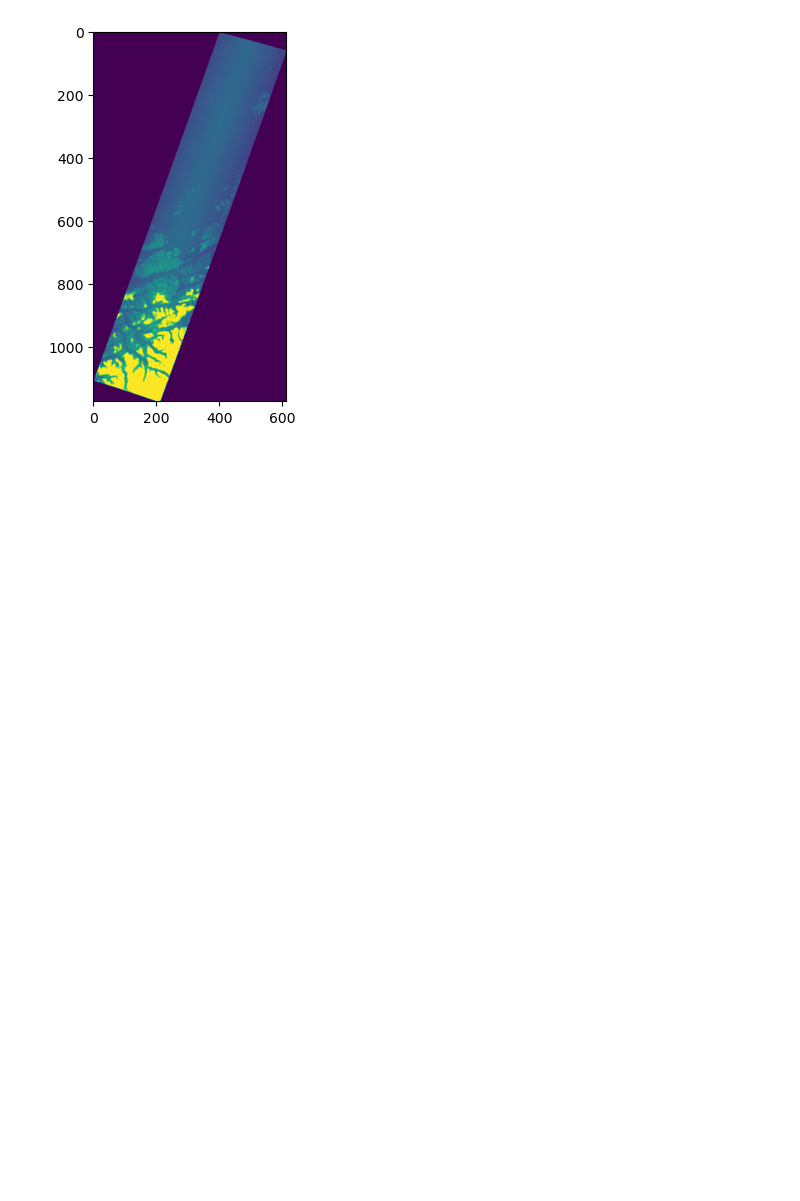
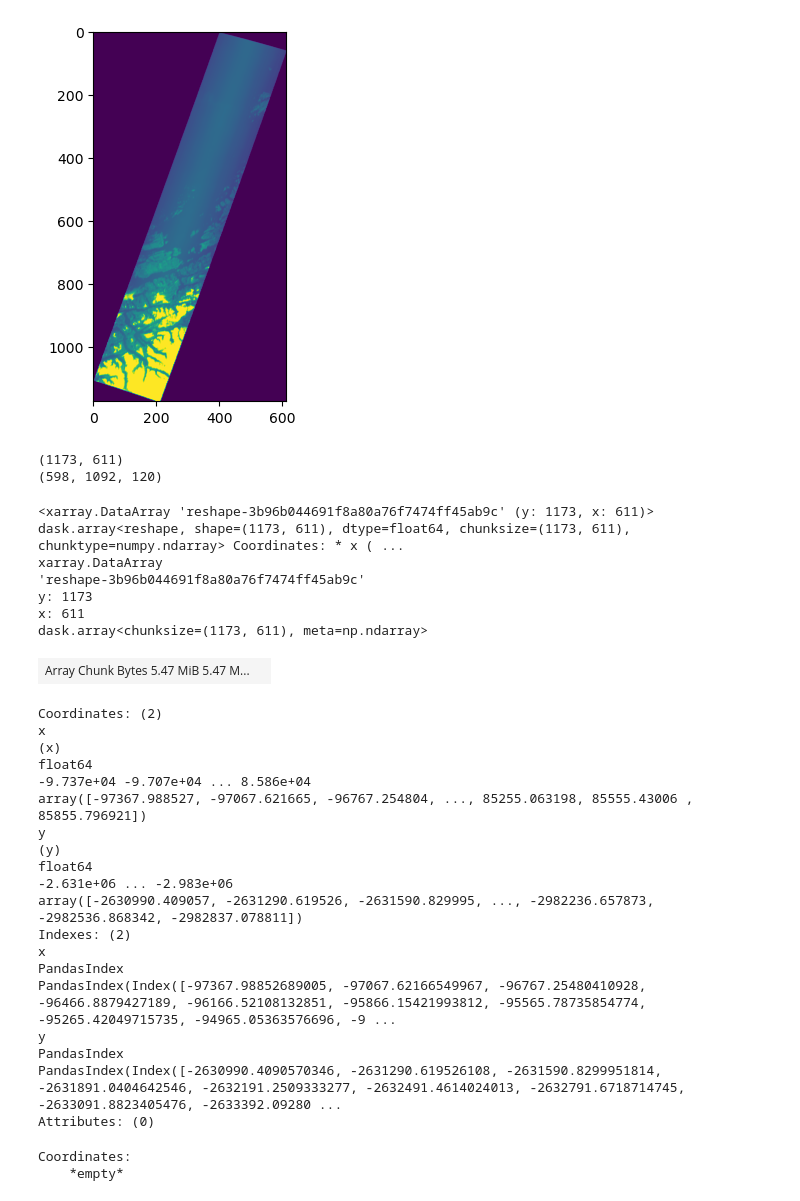
Before and after one commit to NTNU-SmallSat-Lab/hypso-package, a Jupyter notebook: demo/demo_resampling.ipynb, the cells around one changed output. Saved outputs shown, nothing was run; the diff lists cells and outputs as text; code cells hidden in the pictures; blank space fills up the shorter version.

```diff
--- a/demo/demo_resampling.ipynb
+++ b/demo/demo_resampling.ipynb
@@ -74,0 +151,40 @@ plt.imshow(numpy_array[:,:,40])
+# %%
+print(area_def.shape)
+print(satobj.l1a_cube.shape)
+# %% [output]
+(1173, 611)
+(598, 1092, 120)
+# %%
+brs.resample(satobj.l1a_cube[:,:,3], fill_value=np.nan)
+# %% [output]
+<xarray.DataArray 'reshape-3b96b044691f8a80a76f7474ff45ab9c' (y: 1173, x: 611)> dask.array<reshape, shape=(1173, 611), dtype=float64, chunksize=(1173, 611), chunktype=numpy.ndarray> Coordinates: * x ( ...
+xarray.DataArray
+'reshape-3b96b044691f8a80a76f7474ff45ab9c'
+y: 1173
+x: 611
+dask.array<chunksize=(1173, 611), meta=np.ndarray>
+| Array Chunk Bytes 5.47 MiB 5.47 M... |  |
+Coordinates: (2)
+x
+(x)
+float64
+-9.737e+04 -9.707e+04 ... 8.586e+04
+array([-97367.988527, -97067.621665, -96767.254804, ..., 85255.063198, 85555.43006 , 85855.796921])
+y
+(y)
+float64
+-2.631e+06 ... -2.983e+06
+array([-2630990.409057, -2631290.619526, -2631590.829995, ..., -2982236.657873, -2982536.868342, -2982837.078811])
+Indexes: (2)
+x
+PandasIndex
+PandasIndex(Index([-97367.98852689005, -97067.62166549967, -96767.25480410928, -96466.8879427189, -96166.52108132851, -95866.15421993812, -95565.78735854774, -95265.42049715735, -94965.05363576696, -9 ...
+y
+PandasIndex
+PandasIndex(Index([-2630990.4090570346, -2631290.619526108, -2631590.8299951814, -2631891.0404642546, -2632191.2509333277, -2632491.4614024013, -2632791.6718714745, -2633091.8823405476, -2633392.09280 ...
+Attributes: (0)
+# %%
+satobj.l1a_cube.coords
+# %% [output]
+Coordinates:
+    *empty*
```
Also changed, not shown: parts of 18 cells of this notebook, 1 other file.
